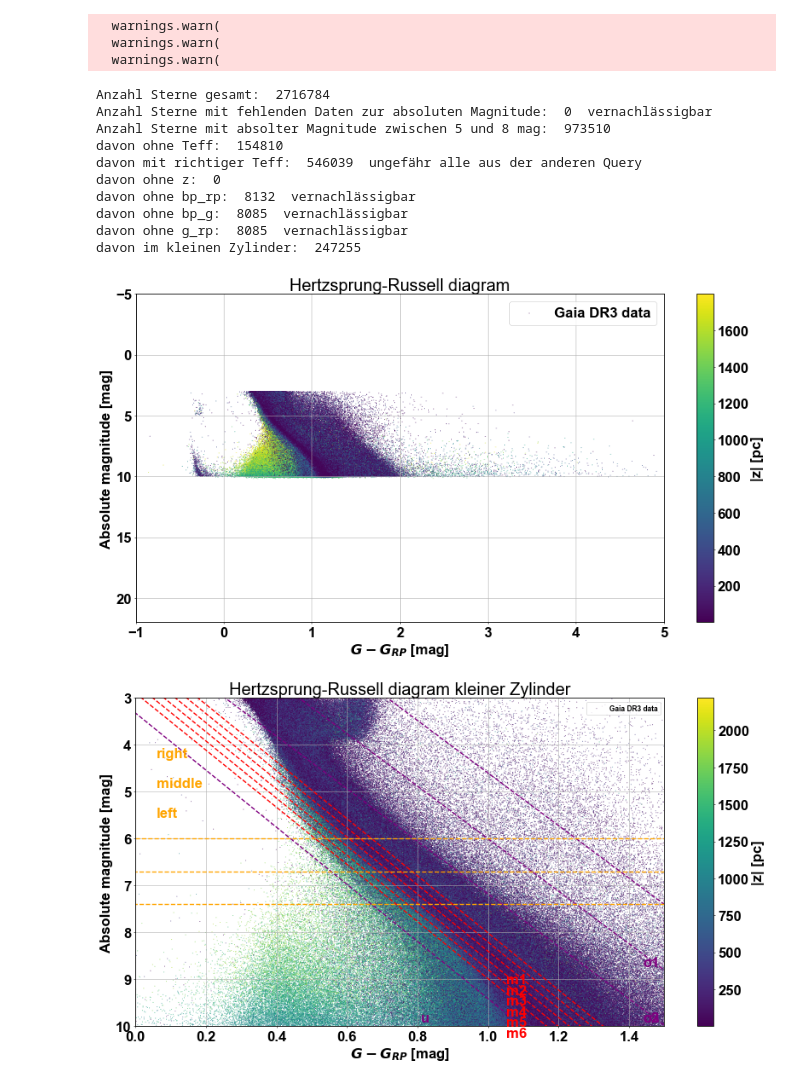
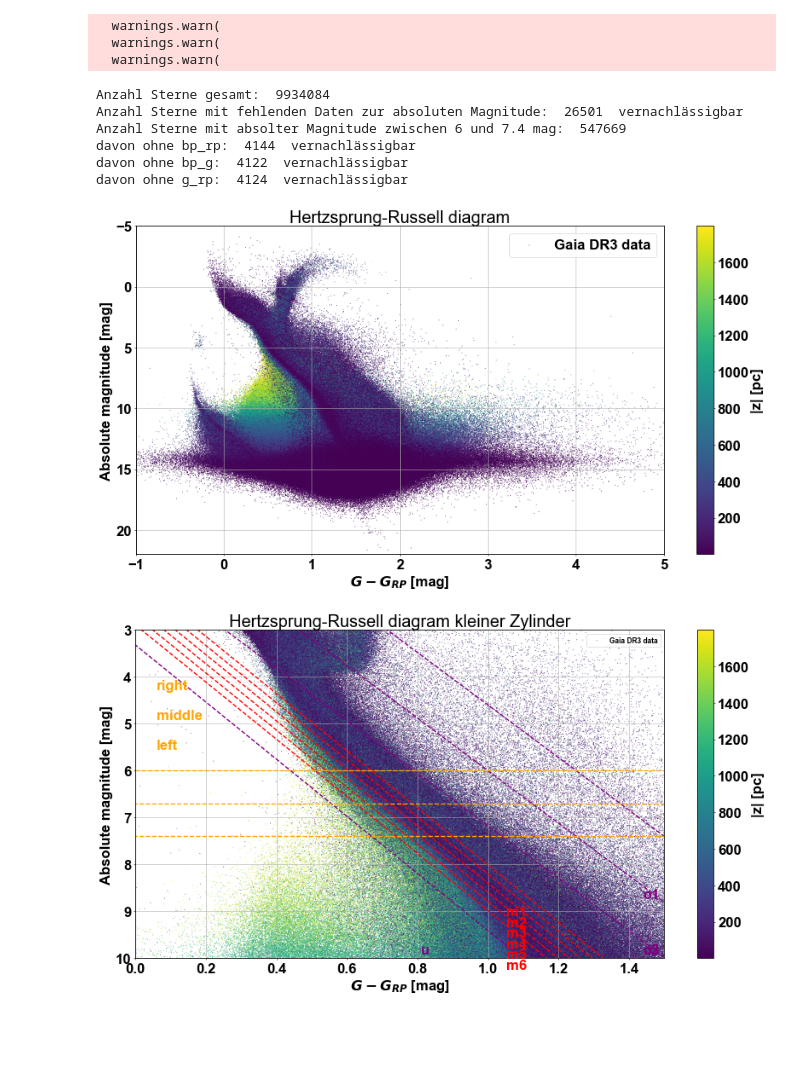
Before and after one commit to rubba0220/Bachelorarbeit, a Jupyter notebook: z final run/hr_colour2_with_correction.ipynb, the cells around one changed output. Cells and saved outputs as stored; diff of their text form; code cells hidden in the pictures; blank space fills up the shorter version.

Commit message:
data selection done

```diff
--- a/z final run/hr_colour2_with_correction.ipynb
+++ b/z final run/hr_colour2_with_correction.ipynb
@@ -17,7 +17,7 @@ plt.rcParams['axes.labelweight'] = 'bold'
 plt.rcParams['axes.linewidth'] = 1.2
 plt.rcParams['lines.linewidth'] = 2.0
 # %%
-tab2 = Table.read("C:/Users/Ruben/Documents/Bachelorarbeit/All_candidates_for_correction.vot")
+tab2 = Table.read("C:/Users/Ruben/Documents/Bachelorarbeit/final_data_query.vot")
 zpt.load_tables()
 # %%
 deg2rad = np.pi/180.
@@ -51,57 +51,58 @@ g_rp2 = np.array(tab2["g_rp"]) # in mag
 bp_g2 = np.array(tab2["bp_g"]) # in mag
 bp_rp2 = np.array(tab2["bp_rp"]) # in mag
 
-print('Anzahl Sterne gesamt: ', len(tab2))
-print('Anzahl Sterne mit fehlenden Daten zur absoluten Magnitude: ', len(tab2[np.isnan(absolute_magnitude2)]), ' vernachlässigbar')
-absmag = (absolute_magnitude2 >= 5) & (absolute_magnitude2 <= 8)
-print('Anzahl Sterne mit absolter Magnitude zwischen 5 und 8 mag: ', len(tab2[absmag]))
-print('davon ohne Teff: ', len(tab2[absmag][np.isnan(teff2[absmag])]))
-print('davon mit richtiger Teff: ', len(tab2[absmag][(teff2[absmag]>=4000)&(teff2[absmag]<=5000)]), ' ungefähr alle aus der anderen Query')
-print('davon ohne z: ', len(tab2[absmag][np.isnan(z_pc2[absmag])]))
-print('davon ohne bp_rp: ', len(tab2[absmag][np.isnan(bp_rp2[absmag])]), ' vernachlässigbar')
-print('davon ohne bp_g: ', len(tab2[absmag][np.isnan(bp_g2[absmag])]), ' vernachlässigbar')
-print('davon ohne g_rp: ', len(tab2[absmag][np.isnan(g_rp2[absmag])]), ' vernachlässigbar')
-print('davon im kleinen Zylinder: ', len(tab2[absmag&(r_pc2<100)]))
+cut = (abs(z_pc2) <= 1800) & (r_pc2<=200)
+
+print('Anzahl Sterne gesamt: ', len(tab2[cut]))
+print('Anzahl Sterne mit fehlenden Daten zur absoluten Magnitude: ', len(tab2[cut&np.isnan(absolute_magnitude2)]), ' vernachlässigbar')
+absmag = (absolute_magnitude2 >= 6) & (absolute_magnitude2 <= 7.4)
+print('Anzahl Sterne mit absolter Magnitude zwischen 6 und 7.4 mag: ', len(tab2[absmag]))
+# print('davon ohne Teff: ', len(tab2[absmag][np.isnan(teff2[absmag])]))
+# print('davon mit richtiger Teff: ', len(tab2[absmag][(teff2[absmag]>=4000)&(teff2[absmag]<=5000)]), ' ungefähr alle aus der anderen Query')
+# print('davon ohne z: ', len(tab2[absmag][np.isnan(z_pc2[absmag])]))
+print('davon ohne bp_rp: ', len(tab2[cut&absmag&np.isnan(bp_rp2)]), ' vernachlässigbar')
+print('davon ohne bp_g: ', len(tab2[cut&absmag&np.isnan(bp_g2)]), ' vernachlässigbar')
+print('davon ohne g_rp: ', len(tab2[cut&absmag&np.isnan(g_rp2)]), ' vernachlässigbar')
+# print('davon ohne bp_rp: ', len(tab2[cut&np.isnan(bp_rp2)]))
+# print('davon ohne bp_g: ', len(tab2[cut&np.isnan(bp_g2)]))
+# print('davon ohne g_rp: ', len(tab2[cut&np.isnan(g_rp2)]))
+# print('davon im kleinen Zylinder: ', len(tab2[absmag&(r_pc2<100)]))
 # %% [output]
   warnings.warn(
   warnings.warn(
   warnings.warn(
-Anzahl Sterne gesamt:  2716784
-Anzahl Sterne mit fehlenden Daten zur absoluten Magnitude:  0  vernachlässigbar
-Anzahl Sterne mit absolter Magnitude zwischen 5 und 8 mag:  973510
-davon ohne Teff:  154810
-davon mit richtiger Teff:  546039  ungefähr alle aus der anderen Query
-davon ohne z:  0
-davon ohne bp_rp:  8132  vernachlässigbar
-davon ohne bp_g:  8085  vernachlässigbar
-davon ohne g_rp:  8085  vernachlässigbar
-davon im kleinen Zylinder:  247255
+Anzahl Sterne gesamt:  9934084
+Anzahl Sterne mit fehlenden Daten zur absoluten Magnitude:  26501  vernachlässigbar
+Anzahl Sterne mit absolter Magnitude zwischen 6 und 7.4 mag:  547669
+davon ohne bp_rp:  4144  vernachlässigbar
+davon ohne bp_g:  4122  vernachlässigbar
+davon ohne g_rp:  4124  vernachlässigbar
 # %%
 fig, ax = plt.subplots(1, 1, figsize=(20, 10))
 ax = [ax]
-scatter = ax[0].scatter(g_rp2[np.where(abs(z_pc2)<=1800)], absolute_magnitude2[np.where(abs(z_pc2)<=1800)], c=np.abs(z_pc2)[np.where(abs(z_pc2)<=1800)], marker='.', s=0.5, label='Gaia DR3 data', cmap='viridis')
+scatter = ax[0].scatter(g_rp2[cut], absolute_magnitude2[cut], c=np.abs(z_pc2)[cut], marker='.', s=0.5, label='Gaia DR3 data', cmap='viridis')
 
 ax[0].grid()
 ax[0].legend(loc='upper right')
 
 ax[0].set_xlabel(rf'$G-G_{{RP}}$ [mag]')
 ax[0].set_ylabel('Absolute magnitude [mag]')
 ax[0].set_title('Hertzsprung-Russell diagram')
 ax[0].invert_yaxis()
 ax[0].set_xlim(-1, 5)
 ax[0].set_ylim(22, -5)
 colorbar = fig.colorbar(scatter, ax=ax, label='|z| [pc]')
 plt.savefig('plots/hr_new.png')
 fig.set_dpi(50)
 plt.show()
 # %% [output]
-[figure, old version]
+[figure, new version]
 # %%
 fig, ax = plt.subplots(1, 1, figsize=(20, 10))
 ax = [ax]
 r = 200
 
-scatter = ax[0].scatter(g_rp2[(r_pc2<r)], absolute_magnitude2[(r_pc2<r)], c=np.abs(z_pc2)[(r_pc2<r)], marker='.', s=0.5, label='Gaia DR3 data', cmap='viridis')
+scatter = ax[0].scatter(g_rp2[cut&(r_pc2<r)], absolute_magnitude2[cut&(r_pc2<r)], c=np.abs(z_pc2)[cut&(r_pc2<r)], marker='.', s=0.5, label='Gaia DR3 data', cmap='viridis')
 
 x = np.array([-1,2.5])
 
@@ -159,7 +160,7 @@ plt.savefig('plots/hr_colour_zoom_new.png')
 fig.set_dpi(50)
 plt.show()
 # %% [output]
-[figure, old version]
+[figure, new version]
 # %%
 x = g_rp2
 
```
Also changed, not shown: parts of 5 cells of this notebook, 28 other files.
